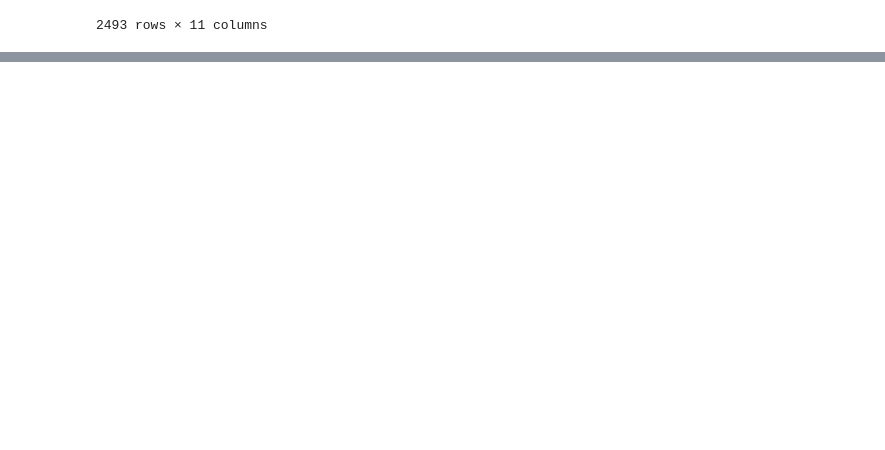
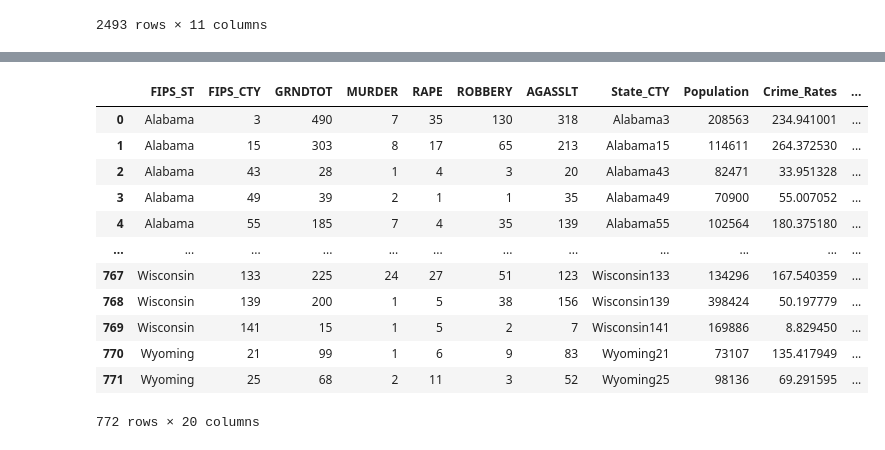
Before and after one commit to Aditya-Mrd/EducationLevel-Crimerates, a Jupyter notebook: notebooks/data_manipulation.ipynb, the cells around one changed output, grey strips where cells are left out. Cells and saved outputs as stored; diff of their text form; code cells hidden in the pictures; blank space fills up the shorter version.

Commit message:
finished data cleaning, started analysis

```diff
--- a/notebooks/data_manipulation.ipynb
+++ b/notebooks/data_manipulation.ipynb
@@ -751,0 +838,6 @@ education_data
+# %%
+education_data['FIPS_CTY'] = education_data['FIPS_CTY'].apply(lambda x: x[2:].strip('0'))
+# %%
+education_data['State_CTY'] = education_data['Label (Grouping)']+education_data['FIPS_CTY']
+# %%
+education_data = education_data.drop(['Label (Grouping)', 'FIPS_CTY'], axis=1)
@@ -751,0 +860,18 @@ education_data
+# %%
+final_education_data = pd.merge(final_data, education_data, on='State_CTY')
+# %%
+final_education_data
+# %% [output]
+|  | FIPS_ST | FIPS_CTY | GRNDTOT | MURDER | RAPE | ROBBERY | AGASSLT | State_CTY | Population | Crime_Rates | ... |
+| 0 | Alabama | 3 | 490 | 7 | 35 | 130 | 318 | Alabama3 | 208563 | 234.941001 | ... |
+| 1 | Alabama | 15 | 303 | 8 | 17 | 65 | 213 | Alabama15 | 114611 | 264.372530 | ... |
+| 2 | Alabama | 43 | 28 | 1 | 4 | 3 | 20 | Alabama43 | 82471 | 33.951328 | ... |
+| 3 | Alabama | 49 | 39 | 2 | 1 | 1 | 35 | Alabama49 | 70900 | 55.007052 | ... |
+| 4 | Alabama | 55 | 185 | 7 | 4 | 35 | 139 | Alabama55 | 102564 | 180.375180 | ... |
+| ... | ... | ... | ... | ... | ... | ... | ... | ... | ... | ... | ... |
+| 767 | Wisconsin | 133 | 225 | 24 | 27 | 51 | 123 | Wisconsin133 | 134296 | 167.540359 | ... |
+| 768 | Wisconsin | 139 | 200 | 1 | 5 | 38 | 156 | Wisconsin139 | 398424 | 50.197779 | ... |
+| 769 | Wisconsin | 141 | 15 | 1 | 5 | 2 | 7 | Wisconsin141 | 169886 | 8.829450 | ... |
+| 770 | Wyoming | 21 | 99 | 1 | 6 | 9 | 83 | Wyoming21 | 73107 | 135.417949 | ... |
+| 771 | Wyoming | 25 | 68 | 2 | 11 | 3 | 52 | Wyoming25 | 98136 | 69.291595 | ... |
+772 rows × 20 columns
```
Also changed, not shown: parts of 30 cells of this notebook, 3 other files.
